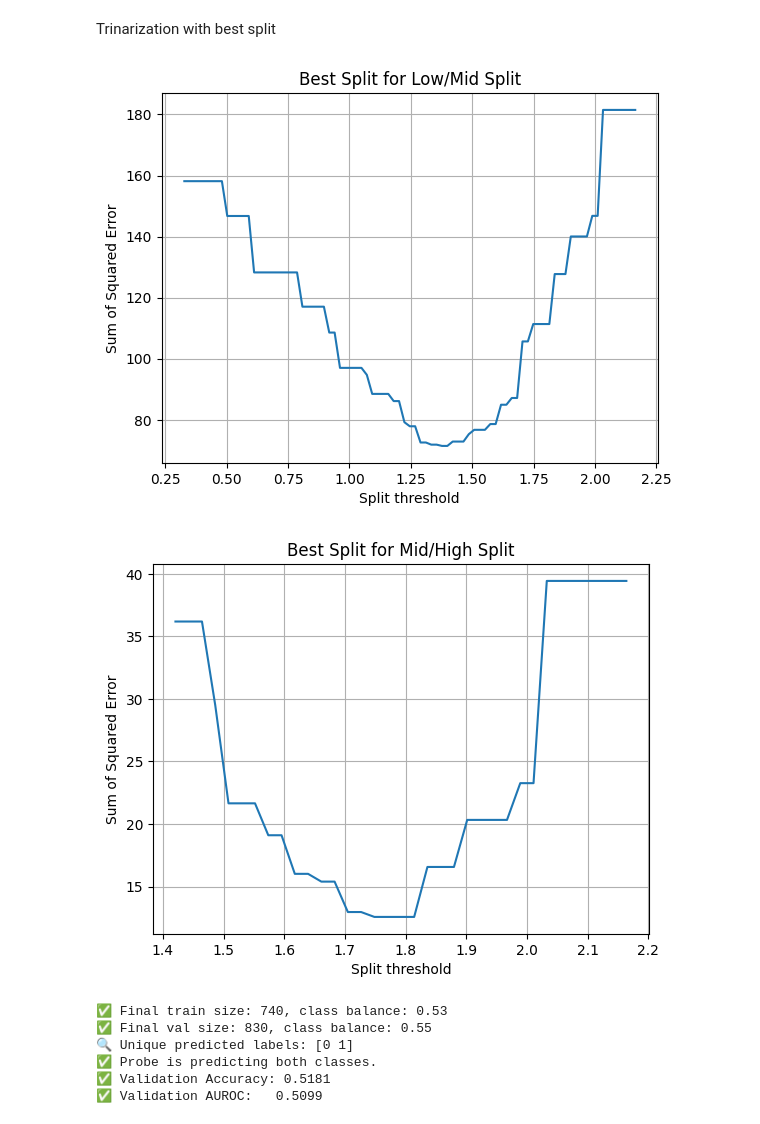
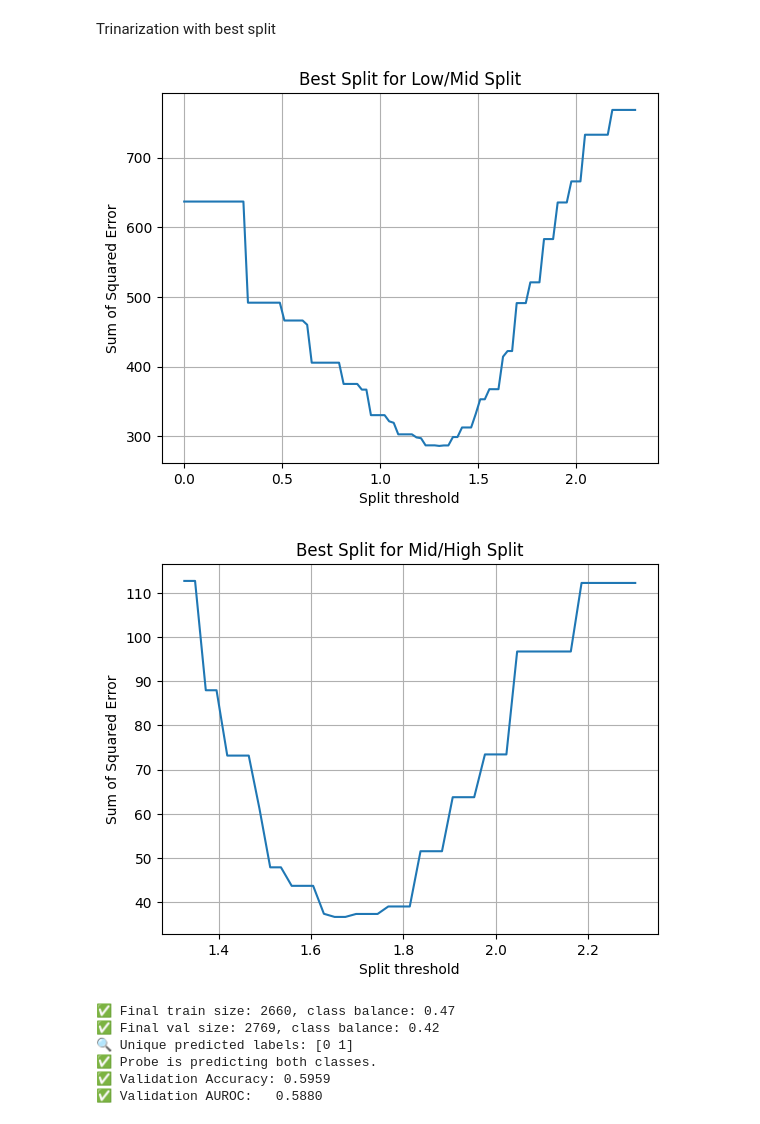
Before and after one commit to annadeng8/sep-probe-judge, a Jupyter notebook: train-probe.ipynb, the cells around one changed output. Cells and saved outputs as stored; diff of their text form; code cells hidden in the pictures.

```diff
--- a/train-probe.ipynb
+++ b/train-probe.ipynb
@@ -26,13 +26,11 @@ import torch
 def extract_embeddings_and_entropy(data_dict):
     embeddings = []
     entropies = []
-
     for item in data_dict.values():
-        for _, _, embedding in item["responses"]:
-            if isinstance(embedding, torch.Tensor):
-                embeddings.append(embedding.squeeze())  # remove extra batch dim if needed
-                entropies.append(item["entropy"])
-
+        embedding = item['most_likely_answer']['prompt_last_embedding']
+        if isinstance(embedding, torch.Tensor):
+            embeddings.append(embedding.cpu().view(-1))  # make sure it's a 1D vector
+            entropies.append(item["entropy"])
     return torch.stack(embeddings), torch.tensor(entropies)
 
 
@@ -316,7 +314,7 @@ def extract_embeddings_and_entropy(data_dict):
     for item in data_dict.values():
         for _, _, embedding in item["responses"]:
             if isinstance(embedding, torch.Tensor):
-                embeddings.append(embedding.squeeze())  # remove extra dim if present
+                embeddings.append(embedding.cpu().view(-1))
                 entropies.append(item["entropy"])
 
     return torch.stack(embeddings), torch.tensor(entropies)
@@ -413,7 +411,7 @@ def extract_embeddings_and_entropy(data_dict):
     for item in data_dict.values():
         for _, _, embedding in item["responses"]:
             if isinstance(embedding, torch.Tensor):
-                embeddings.append(embedding.squeeze())
+                embeddings.append(embedding.cpu().view(-1))
                 entropies.append(item["entropy"])
     return torch.stack(embeddings), torch.tensor(entropies)
 
@@ -480,38 +478,38 @@ X_train = train_embs[train_mask].float().numpy()
 X_val = val_embs[val_mask].float().numpy()
 y_train = y_train[train_mask].numpy()
 y_val = y_val[val_mask].numpy()
 
 print(f"✅ Final train size: {len(y_train)}, class balance: {np.mean(y_train):.2f}")
 print(f"✅ Final val size: {len(y_val)}, class balance: {np.mean(y_val):.2f}")
 
 
 # -----------------------------
 # STEP 5: Train and Evaluate Probe
 # -----------------------------
 probe = LogisticRegression(max_iter=5000, class_weight="balanced")
 probe.fit(X_train, y_train)
 
 val_probs = probe.predict_proba(X_val)[:, 1]
 val_preds = (val_probs > 0.5).astype(int)
 
 print(f"🔍 Unique predicted labels: {np.unique(val_preds)}")
 
 if len(np.unique(val_preds)) == 1:
     print("⚠️ Degenerate probe: all predictions are the same class!")
 else:
     print("✅ Probe is predicting both classes.")
 
 acc = accuracy_score(y_val, val_preds)
 auc = roc_auc_score(y_val, val_probs)
 
 print(f"✅ Validation Accuracy: {acc:.4f}")
 print(f"✅ Validation AUROC:   {auc:.4f}")
 # %% [output]
-[figure, old version]
+[figure, new version]
-[figure, old version]
+[figure, new version]
-✅ Final train size: 740, class balance: 0.53
-✅ Final val size: 830, class balance: 0.55
+✅ Final train size: 2660, class balance: 0.47
+✅ Final val size: 2769, class balance: 0.42
 🔍 Unique predicted labels: [0 1]
 ✅ Probe is predicting both classes.
-✅ Validation Accuracy: 0.5181
-✅ Validation AUROC:   0.5099
+✅ Validation Accuracy: 0.5959
+✅ Validation AUROC:   0.5880
```
Also changed, not shown: parts of 10 cells of this notebook, 8 other files.
